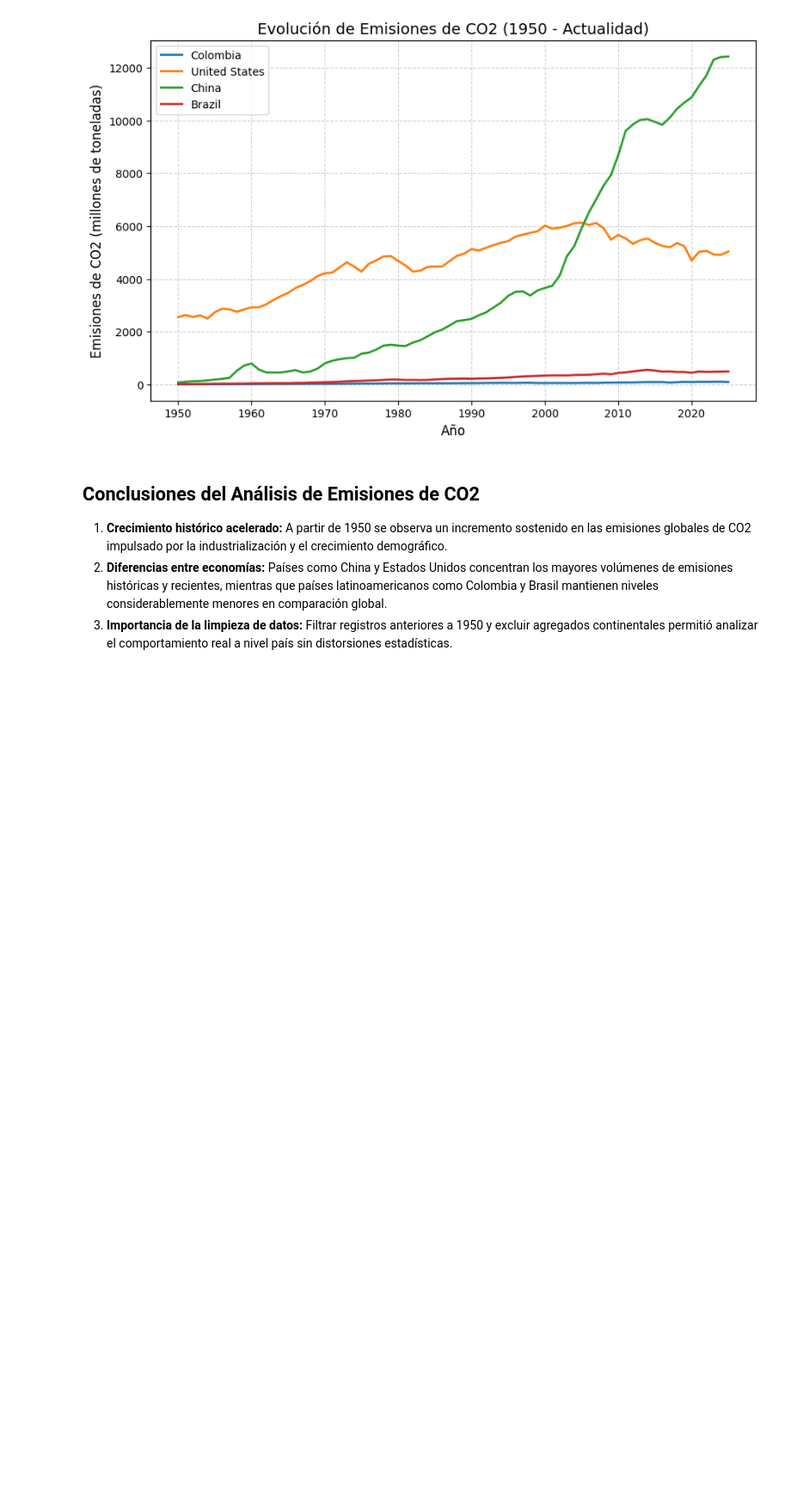
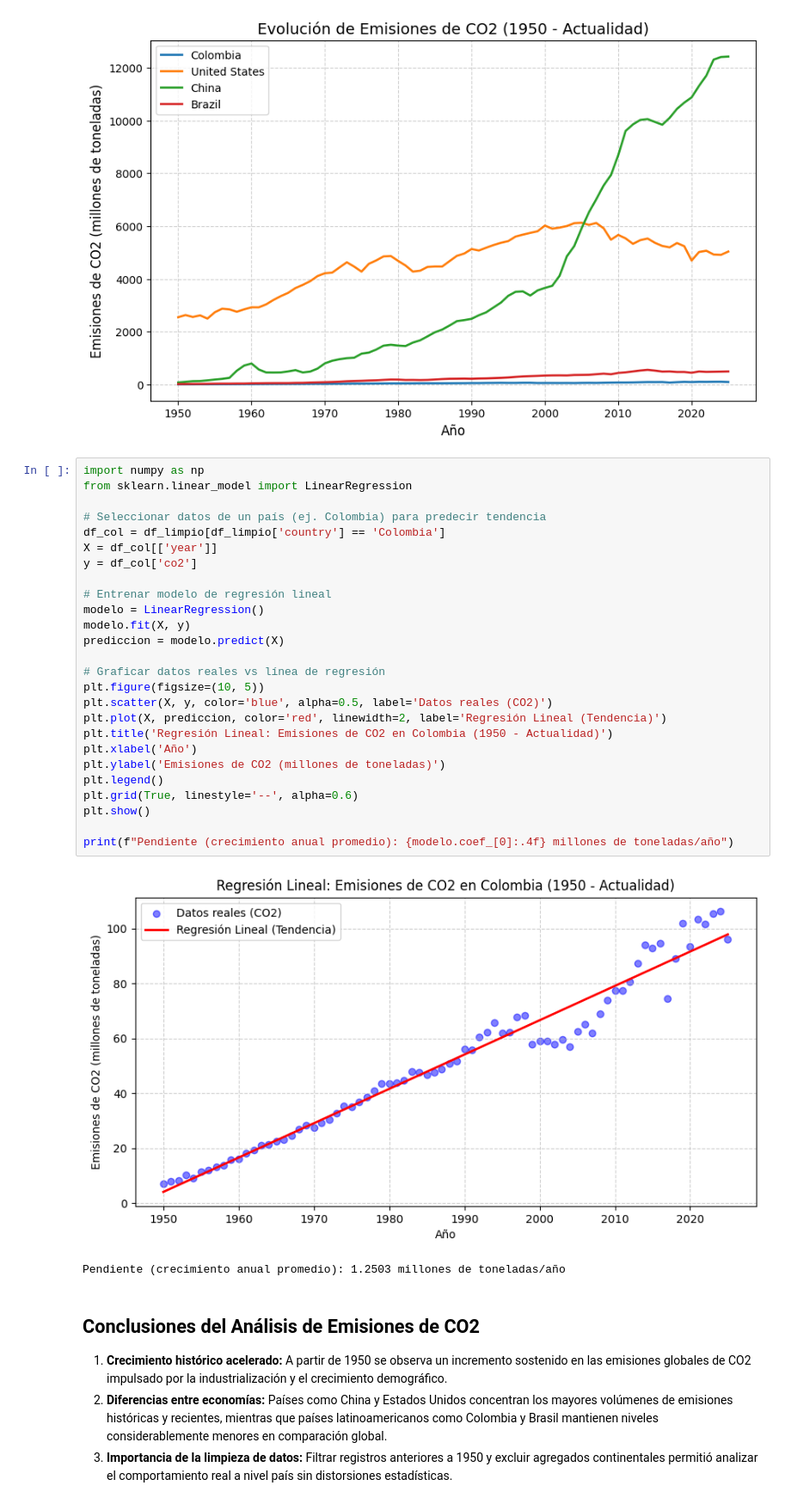
Before and after one commit to talianamoreno-maker/proyecto-final-CO2, a Jupyter notebook: proyecto_co2.ipynb, the cells around one changed output. Shown at 86% size. Saved outputs shown, nothing was run; the diff lists cells and outputs as text; blank space fills up the shorter version.

Commit message:
feat: agregar modelo de regresion lineal final

```diff
--- a/proyecto_co2.ipynb
+++ b/proyecto_co2.ipynb
@@ -28,6 +28,35 @@ plt.grid(True, linestyle='--', alpha=0.6)
 plt.show()
 # %% [output]
 [figure]
+# %%
+import numpy as np
+from sklearn.linear_model import LinearRegression
+
+# Seleccionar datos de un país (ej. Colombia) para predecir tendencia
+df_col = df_limpio[df_limpio['country'] == 'Colombia']
+X = df_col[['year']]
+y = df_col['co2']
+
+# Entrenar modelo de regresión lineal
+modelo = LinearRegression()
+modelo.fit(X, y)
+prediccion = modelo.predict(X)
+
+# Graficar datos reales vs línea de regresión
+plt.figure(figsize=(10, 5))
+plt.scatter(X, y, color='blue', alpha=0.5, label='Datos reales (CO2)')
+plt.plot(X, prediccion, color='red', linewidth=2, label='Regresión Lineal (Tendencia)')
+plt.title('Regresión Lineal: Emisiones de CO2 en Colombia (1950 - Actualidad)')
+plt.xlabel('Año')
+plt.ylabel('Emisiones de CO2 (millones de toneladas)')
+plt.legend()
+plt.grid(True, linestyle='--', alpha=0.6)
+plt.show()
+
+print(f"Pendiente (crecimiento anual promedio): {modelo.coef_[0]:.4f} millones de toneladas/año")
+# %% [output]
+[figure, added]
+Pendiente (crecimiento anual promedio): 1.2503 millones de toneladas/año
 # %% [markdown]
 ## Conclusiones del Análisis de Emisiones de CO2
 
```
